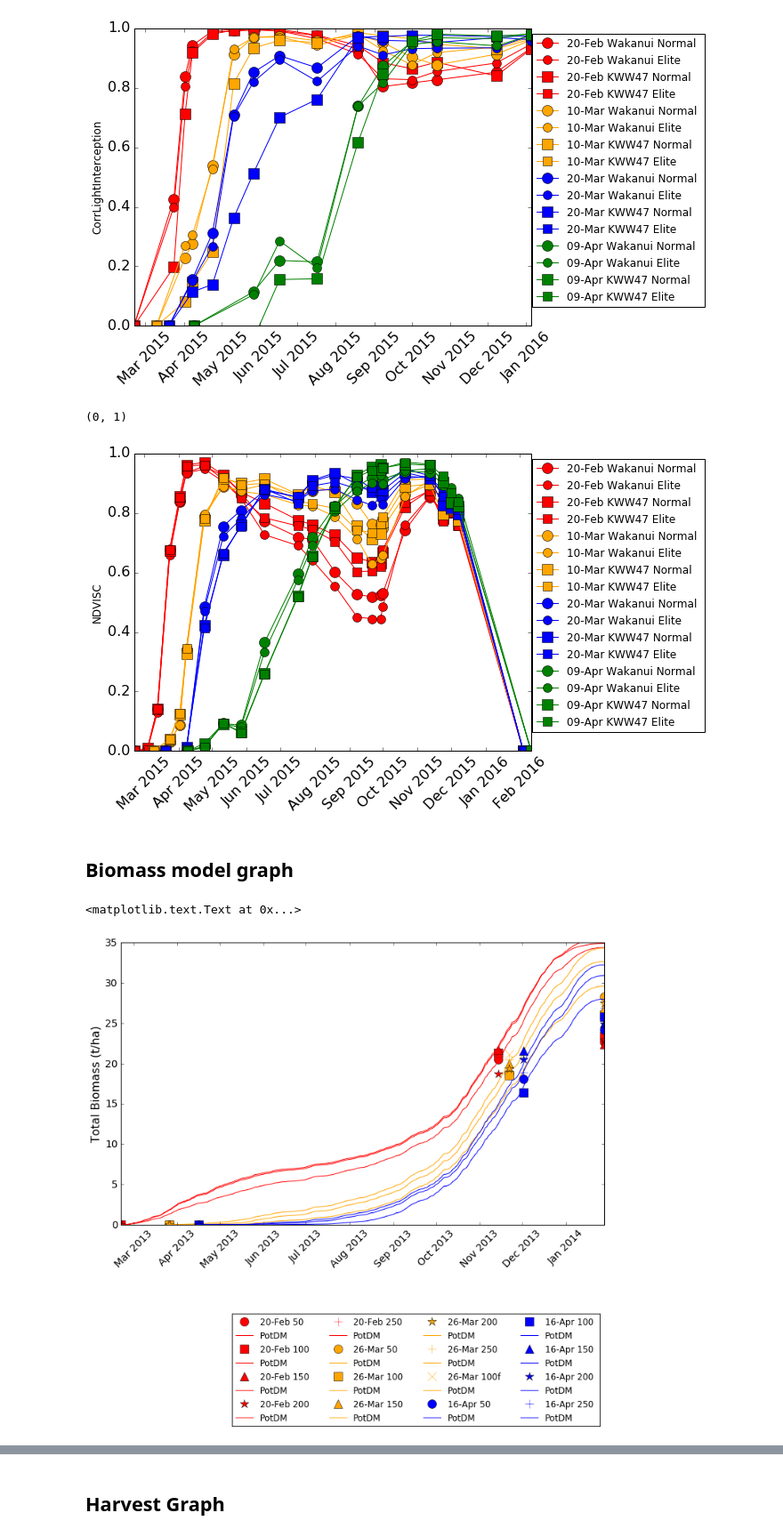
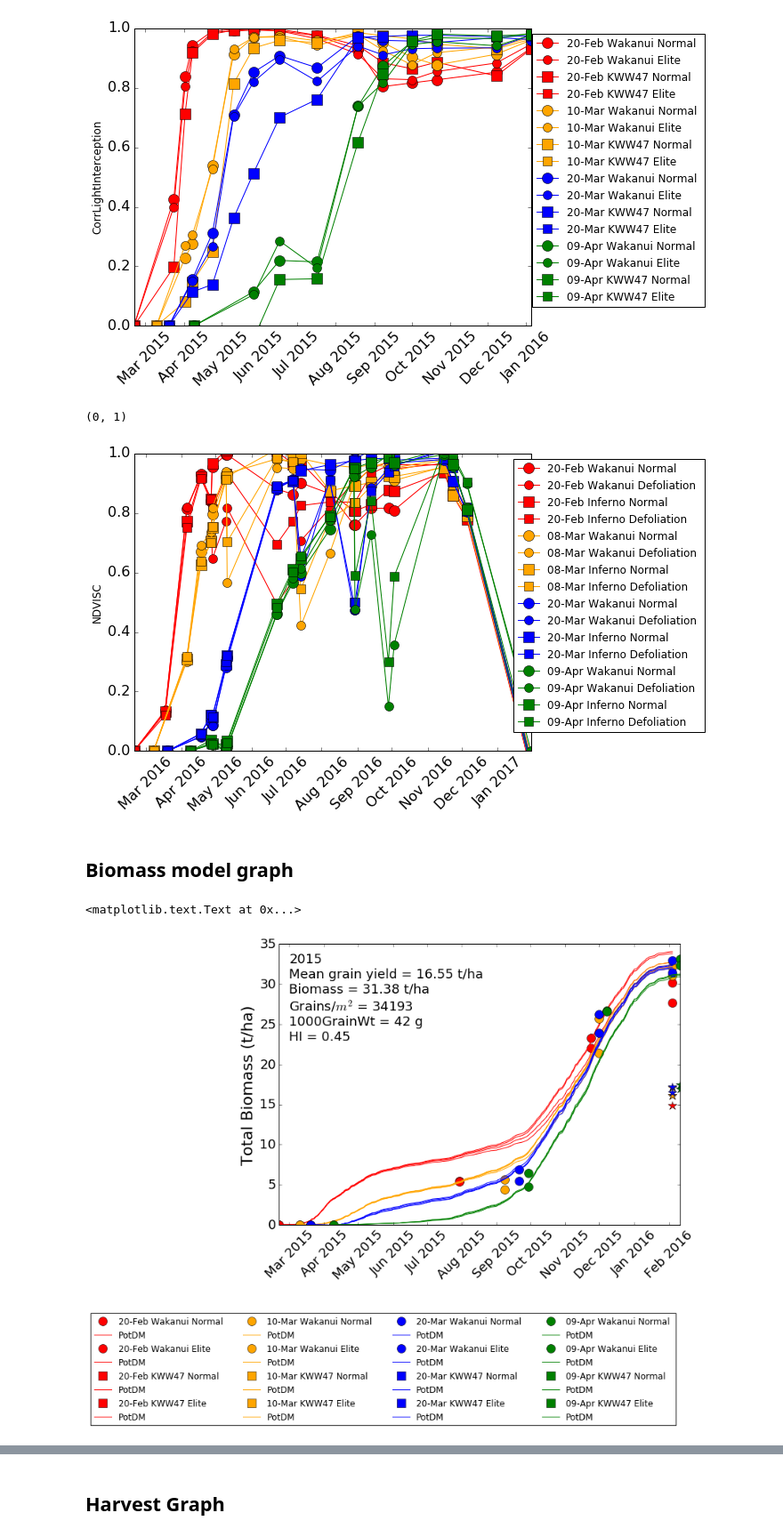
Before and after one commit to HamishBrownPFR/2020, a Jupyter notebook: CombinedAnalysis.ipynb, the cells around one changed output, grey strips where cells are left out. Shown at 89% size. Drawn from its saved outputs; the diff is of its cells as text; code cells hidden in the pictures.

Commit message:
updating progress with analysis

```diff
--- a/CombinedAnalysis.ipynb
+++ b/CombinedAnalysis.ipynb
@@ -559,6 +561,7 @@ for plot in IndexedData.ix[GS65Filter].index:
 for Year in YearList:
     for Treat in TreatmentList:
         try:
+            StartWinter = dt.datetime(Year,05,01)
             filter = (IndexedData.TrtNum == Treat) & (IndexedData.YearSown == Year)
             SowDate = IndexedData.ix[filter,'SowingDate'].dropna().drop_duplicates()[0]
             GS32Date = IndexedData.ix[filter,'GS32'].dropna().drop_duplicates()[0]
@@ -566,19 +569,30 @@ for Year in YearList:
             GS90Date = IndexedData.ix[filter,'GS90'].dropna().drop_duplicates()[0]
             RadInt = BiomassAnalysis.ix[(Year,Treat)].ix[SowDate:GS32Date].IntRadn.sum()
             Temp = BiomassAnalysis.ix[(Year,Treat)].ix[SowDate:GS32Date].Temp.mean()
+            TempSum = BiomassAnalysis.ix[(Year,Treat)].ix[SowDate:GS32Date].Temp.sum()
             IndexedData.ix[filter,'VegRadn'] = RadInt
             IndexedData.ix[filter,'VegTemp'] = Temp
-            IndexedData.ix[filter,'VegPTQ'] = RadInt/Temp
+            IndexedData.ix[filter,'VegPTQ'] = RadInt/TempSum
             RadInt = BiomassAnalysis.ix[(Year,Treat)].ix[GS32Date:GS65Date].IntRadn.sum()
             Temp = BiomassAnalysis.ix[(Year,Treat)].ix[GS32Date:GS65Date].Temp.mean()
+            TempSum = BiomassAnalysis.ix[(Year,Treat)].ix[GS32Date:GS65Date].Temp.sum()
             IndexedData.ix[filter,'GrainDevRadn'] = RadInt
             IndexedData.ix[filter,'GrainDevTemp'] = Temp
-            IndexedData.ix[filter,'GrainDevPTQ'] = RadInt/Temp
+            IndexedData.ix[filter,'GrainDevPTQ'] = RadInt/TempSum
             RadInt = BiomassAnalysis.ix[(Year,Treat)].ix[GS65Date:GS90Date].IntRadn.sum()
             Temp = BiomassAnalysis.ix[(Year,Treat)].ix[GS65Date:GS90Date].Temp.mean()
+            TempSum = BiomassAnalysis.ix[(Year,Treat)].ix[GS65Date:GS90Date].Temp.sum()
             IndexedData.ix[filter,'GrainFillRadn'] = RadInt
             IndexedData.ix[filter,'GrainFillTemp'] = Temp
-            IndexedData.ix[filter,'GrainFillPTQ'] = RadInt/Temp
+            IndexedData.ix[filter,'GrainFillPTQ'] = RadInt/TempSum
+            RadInt = BiomassAnalysis.ix[(Year,Treat)].ix[StartWinter:GS32Date].IntRadn.sum()
+            Radn = MetData.Radn.ix[StartWinter:GS32Date].sum()
+            Temp = MetData.MeanT.ix[StartWinter:GS32Date].mean()
+            Rain = MetData.Rain.ix[StartWinter:GS32Date].sum()
+            IndexedData.ix[filter,'WinterRadn'] = RadInt
+            IndexedData.ix[filter,'WinterRadnTot'] = Radn
+            IndexedData.ix[filter,'WinterTemp'] = Temp
+            IndexedData.ix[filter,'WinterRain'] = Rain
         except:
             print(str(Year)+' '+str(Treat))
 # %% [output]
@@ -603,5 +636,5 @@ for Year in YearList:
 # %%
-Variable = 'GrainFillRadn'
+Variable = 'Grain14Percent'
 Graph = plt.figure(figsize=(10,10))
 pos=1
 TreatInLabel = pd.Series(index = YearList, data = [[1],[1],[0,2],[0,2]])
@@ -652,42 +685,59 @@ plt.ylim(0,1)
 (0, 1)
 [figure]
 # %%
-Year = 2015
+Year = 2016
 Variable = 'NDVISC'
 MakeTimeCoarseGraph(Year,Variable)
 plt.ylim(0,1)
 # %% [output]
 (0, 1)
-[figure, old version]
+[figure, new version]
 # %% [markdown]
 ## Biomass model graph
 # %%
-Year = 2013
+Year = 2015
 GraphData = Data.ix[Data.YearSown==Year]
 GraphTreats = MakeYearIndex(Year)
 for var in GraphTreats.columns:
         LevelList = GraphTreats.ix[:,var].drop_duplicates().values
         if LevelList.size <= 1:
             GraphTreats.drop(var,axis=1,inplace=True)
 Demarkers = SetSymbols(GraphTreats)
-Graph = plt.figure(figsize=(12,7))
+Graph = plt.figure(figsize=(10,7))
 
 for Treat in GraphTreats.index:
-    Filter = (Data.YearSown == Year) & (Data.TrtNum == Treat)
+    Filter = (Data.YearSown == Year) & (Data.TrtNum == Treat) & (Data.Cultivar == 'Wakanui')
     GraphData = Data.ix[Filter,'TotalBiomass'].dropna().groupby(level='SampleDate').mean()/1000
     col = Demarkers[0][GraphTreats.ix[Treat][0]]
     mark = Demarkers[1][GraphTreats.ix[Treat][1]]
     plt.plot(GraphData,mark,color = col, markersize = 12,label = MakeLabel(GraphTreats.ix[Treat,:]))
     Potbiomass = BiomassAnalysis.ix[(Year,Treat),'PotDM'].cumsum()
     plt.plot(Potbiomass/1000,'-', color=col)
+    try:
+        YieldData = Data.ix[Filter,'Grain14Percent'].dropna().mean()/1000
+        Date =  Data.ix[Filter,'Grain14Percent'].dropna().index[0]
+        plt.plot(Date,YieldData,'*',color = col, markersize = 12)
+    except:
+        fail = 'yes'
+MeanYield = Data.ix[(Data.YearSown == Year)&(Data.Cultivar == 'Wakanui'),'Grain14Percent'].dropna().mean()/1000
+MeanBiomass = Data.ix[(Data.YearSown == Year)&(Data.Cultivar == 'Wakanui')&(Data.SampleGS=='GS90'),'TotalBiomass'].dropna().mean()/1000
+MeanGrainSize = IndexedData.ix[(IndexedData.YearSown == Year)&(IndexedData.Cultivar == 'Wakanui'),'1000GrainWt0Pc'].dropna().mean()
+MeanGrainNumber = Data.ix[(Data.YearSown == Year)&(Data.Cultivar == 'Wakanui'),'GrainsMSq'].dropna().mean()
+MeanHI = Data.ix[(Data.YearSown == Year)&(Data.Cultivar == 'Wakanui'),'HI'].dropna().mean()
+PlotDate = dt.datetime(Year,03,01)
+plt.text(PlotDate,23,str(Year)+'\nMean grain yield = '+'%.2f'%MeanYield + ' t/ha'+
+         '\n'+ 'Biomass = ' + '%.2f'%MeanBiomass + ' t/ha' +
+         '\n'+ r'Grains/$m^2$ = '+'%.0f'%MeanGrainNumber +
+         '\n'+ '1000GrainWt = ' + '%.0f'%MeanGrainSize + ' g'+
+         '\n'+ 'HI = '+ '%.2f'%MeanHI,fontsize=18)
 plt.legend(bbox_to_anchor=(1, -0.3),numpoints=1,ncol=4)
 plt.xticks(rotation=45)
 plt.ylim(0,35)
-plt.tick_params(labelsize=14)
-plt.ylabel('Total Biomass (t/ha)',fontsize=16)
+plt.tick_params(labelsize=18)
+plt.ylabel('Total Biomass (t/ha)',fontsize=22)
 # %% [output]
 <matplotlib.text.Text at 0x...>
-[figure, old version]
+[figure, new version]
 # %%
 Graph = plt.figure(figsize=(20,20))
 Pos =1
```
Also changed, not shown: parts of 18 cells of this notebook.
